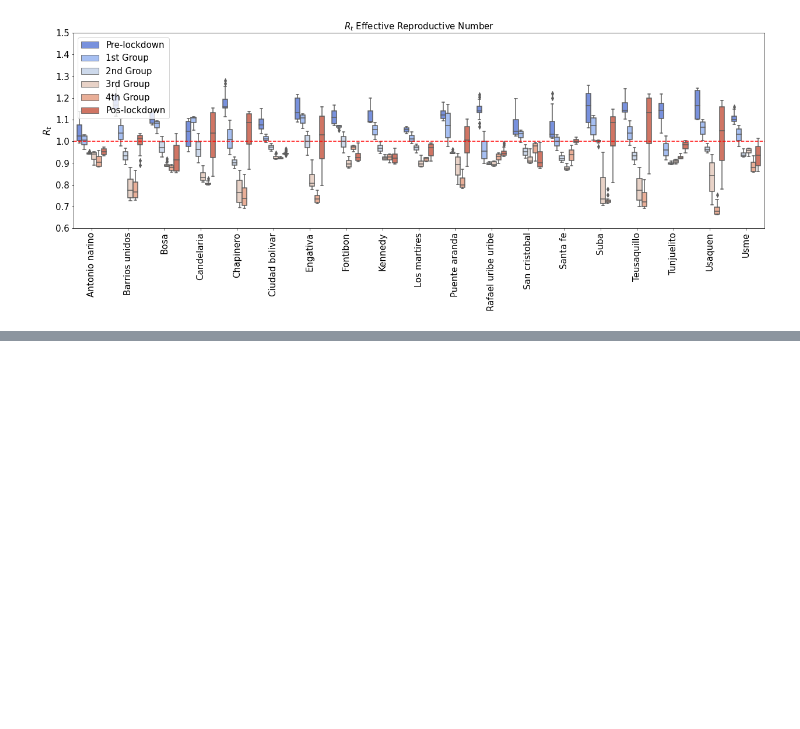
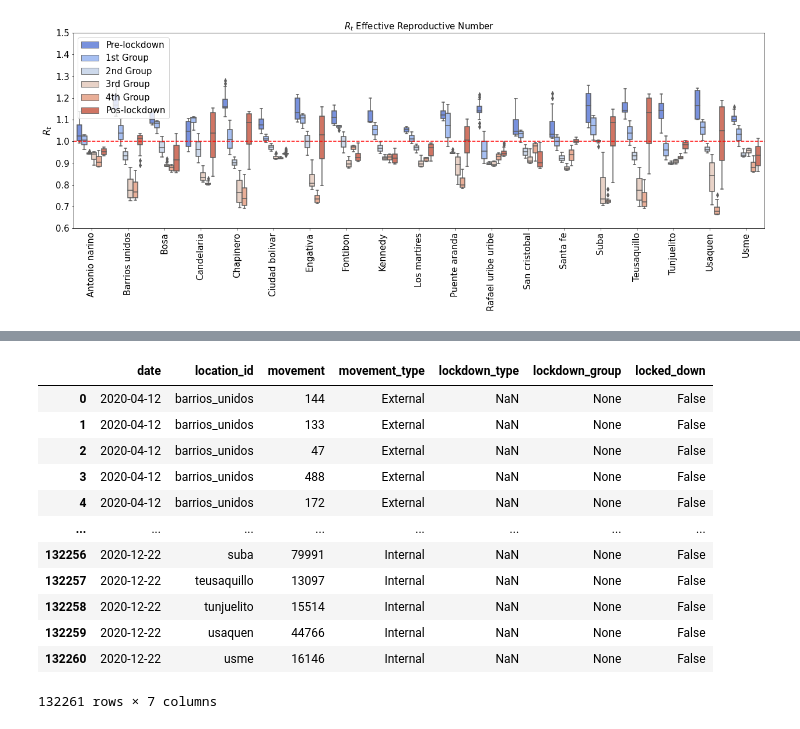
Before and after one commit to ChaosDonkey06/bogota_covid19_lockdowns, a Jupyter notebook: rt_percentual_change.ipynb, the cells around one changed output, grey strips where cells are left out. Cells and saved outputs as stored; diff of their text form; code cells hidden in the pictures; blank space fills up the shorter version.

Commit message:
adding external internal movement dfs

```diff
--- a/rt_percentual_change.ipynb
+++ b/rt_percentual_change.ipynb
@@ -331,0 +382,17 @@ array(['None', 'A', 'B', 'C', 'D'], dtype=object)
+# %%
+
+df_movement_all
+# %% [output]
+|  | date | location_id | movement | movement_type | lockdown_type | lockdown_group | locked_down |
+| 0 | 2020-04-12 | barrios_unidos | 144 | External | NaN | None | False |
+| 1 | 2020-04-12 | barrios_unidos | 133 | External | NaN | None | False |
+| 2 | 2020-04-12 | barrios_unidos | 47 | External | NaN | None | False |
+| 3 | 2020-04-12 | barrios_unidos | 488 | External | NaN | None | False |
+| 4 | 2020-04-12 | barrios_unidos | 172 | External | NaN | None | False |
+| ... | ... | ... | ... | ... | ... | ... | ... |
+| 132256 | 2020-12-22 | suba | 79991 | Internal | NaN | None | False |
+| 132257 | 2020-12-22 | teusaquillo | 13097 | Internal | NaN | None | False |
+| 132258 | 2020-12-22 | tunjuelito | 15514 | Internal | NaN | None | False |
+| 132259 | 2020-12-22 | usaquen | 44766 | Internal | NaN | None | False |
+| 132260 | 2020-12-22 | usme | 16146 | Internal | NaN | None | False |
+132261 rows × 7 columns
```
Also changed, not shown: parts of 5 cells of this notebook.
